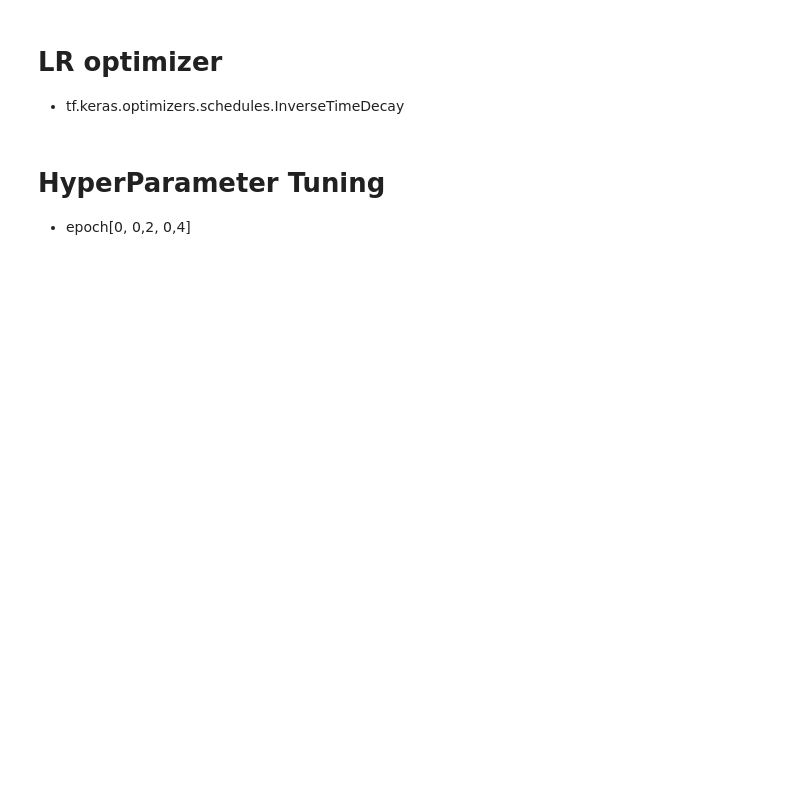
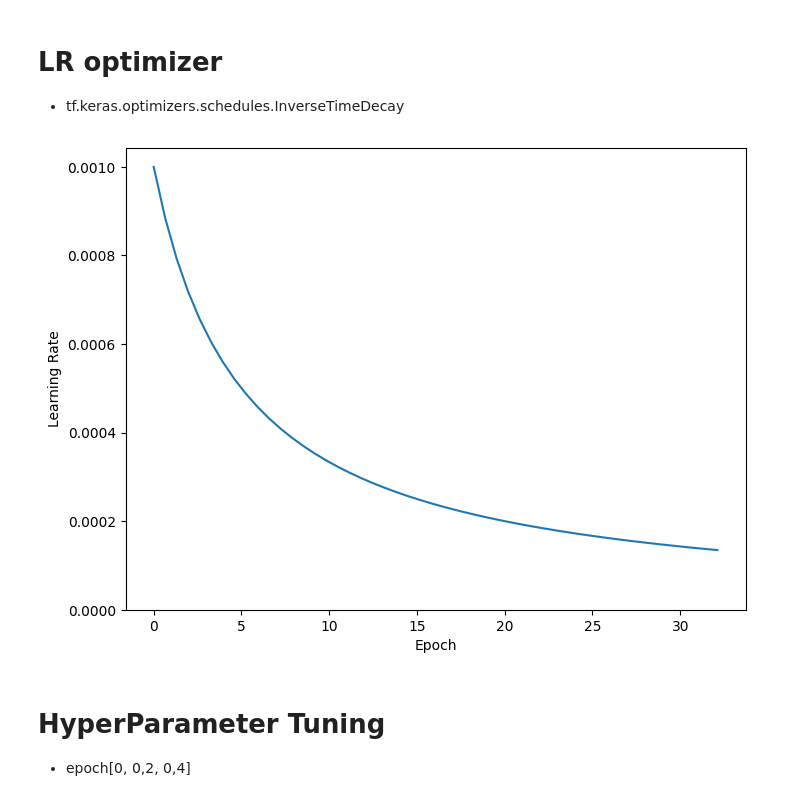
Before and after one commit to tobialbertino/skripsi, a Jupyter notebook: src/magnifyM-40x-DenseNet.ipynb, the cells around one changed output. Cells and saved outputs as stored; diff of their text form; code cells hidden in the pictures; blank space fills up the shorter version.

```diff
--- a/src/magnifyM-40x-DenseNet.ipynb
+++ b/src/magnifyM-40x-DenseNet.ipynb
@@ -124,13 +163,15 @@ lr_schedule = tf.keras.optimizers.schedules.InverseTimeDecay(
 def get_optimizer():
   return tf.keras.optimizers.Adam(lr_schedule)
 # %%
-step = np.linspace(0,100000)
+step = np.linspace(0,2216)
 lr = lr_schedule(step)
 plt.figure(figsize = (8,6))
 plt.plot(step/STEPS_PER_EPOCH, lr)
 plt.ylim([0,max(plt.ylim())])
 plt.xlabel('Epoch')
 _ = plt.ylabel('Learning Rate')
+# %% [output]
+[figure, added]
 # %% [markdown]
 # HyperParameter Tuning
 - epoch[0, 0,2, 0,4]
```
Also changed, not shown: parts of 9 cells of this notebook, 1 other file.
